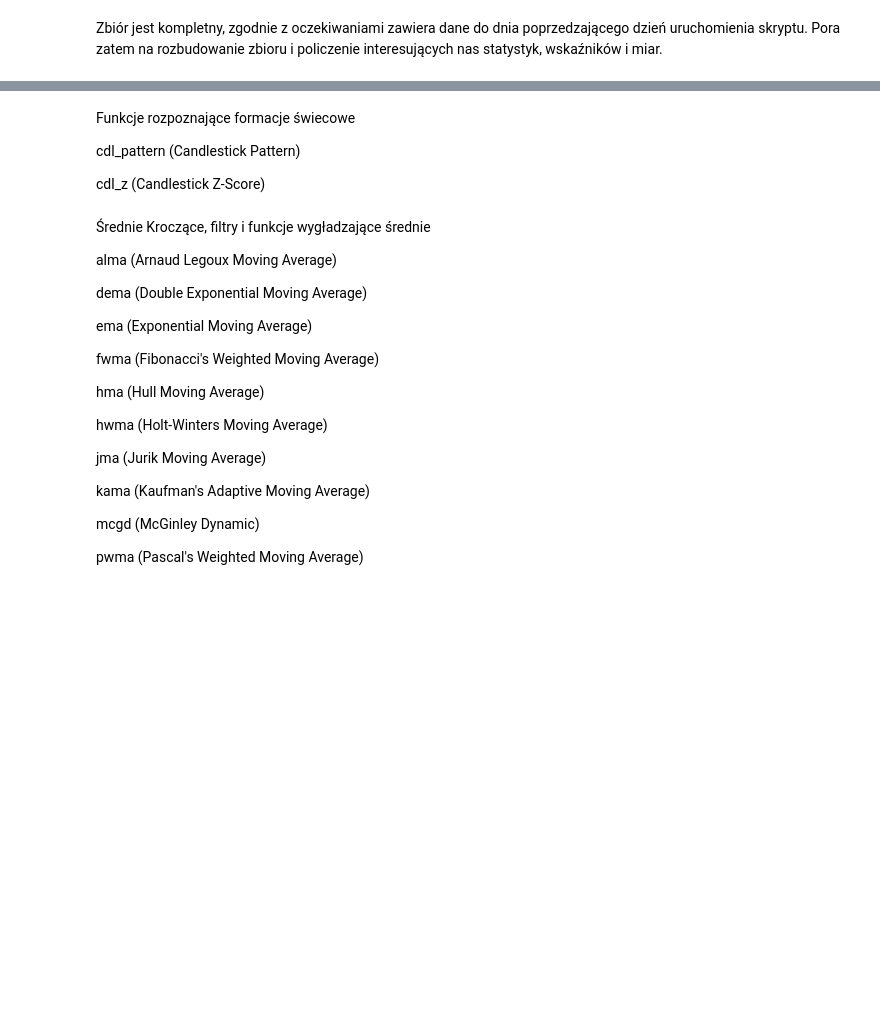
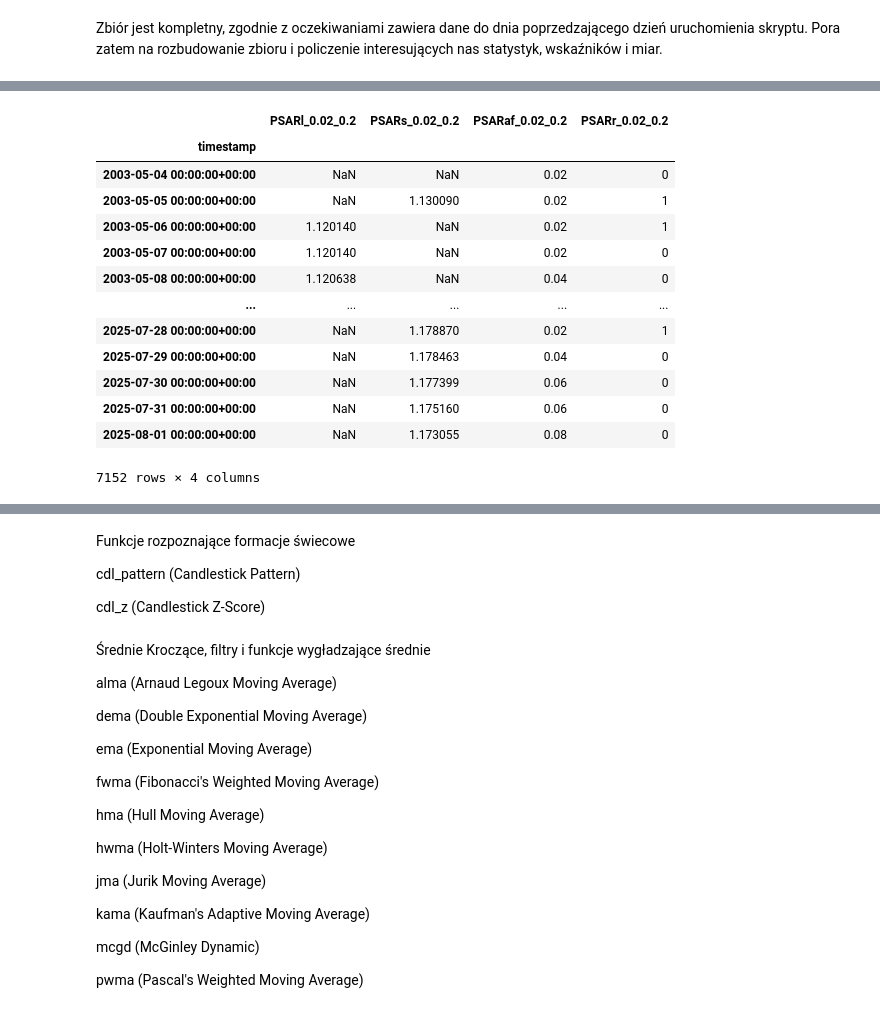
Before and after one commit to MichalTretowski/Trading_model, a Jupyter notebook: Trading.ipynb, the cells around one changed output, grey strips where cells are left out. Cells and saved outputs as stored; diff of their text form; code cells hidden in the pictures; blank space fills up the shorter version.

```diff
--- a/Trading.ipynb
+++ b/Trading.ipynb
@@ -206,0 +352,19 @@ vortex (Vortex Indicator)
+# %%
+# Parabolic Stop and Reverse, ustawienia standardowe
+# Default Inputs: af0=0.02, af=0.02, max_af=0.2, offset=0 <- parametry do modyfikacji
+df.ta.psar(append=True)
+# %% [output]
+|  | PSARl_0.02_0.2 | PSARs_0.02_0.2 | PSARaf_0.02_0.2 | PSARr_0.02_0.2 |
+| timestamp |  |  |  |  |
+| 2003-05-04 00:00:00+00:00 | NaN | NaN | 0.02 | 0 |
+| 2003-05-05 00:00:00+00:00 | NaN | 1.130090 | 0.02 | 1 |
+| 2003-05-06 00:00:00+00:00 | 1.120140 | NaN | 0.02 | 1 |
+| 2003-05-07 00:00:00+00:00 | 1.120140 | NaN | 0.02 | 0 |
+| 2003-05-08 00:00:00+00:00 | 1.120638 | NaN | 0.04 | 0 |
+| ... | ... | ... | ... | ... |
+| 2025-07-28 00:00:00+00:00 | NaN | 1.178870 | 0.02 | 1 |
+| 2025-07-29 00:00:00+00:00 | NaN | 1.178463 | 0.04 | 0 |
+| 2025-07-30 00:00:00+00:00 | NaN | 1.177399 | 0.06 | 0 |
+| 2025-07-31 00:00:00+00:00 | NaN | 1.175160 | 0.06 | 0 |
+| 2025-08-01 00:00:00+00:00 | NaN | 1.173055 | 0.08 | 0 |
+7152 rows × 4 columns
```
Also changed, not shown: parts of 48 cells of this notebook.
